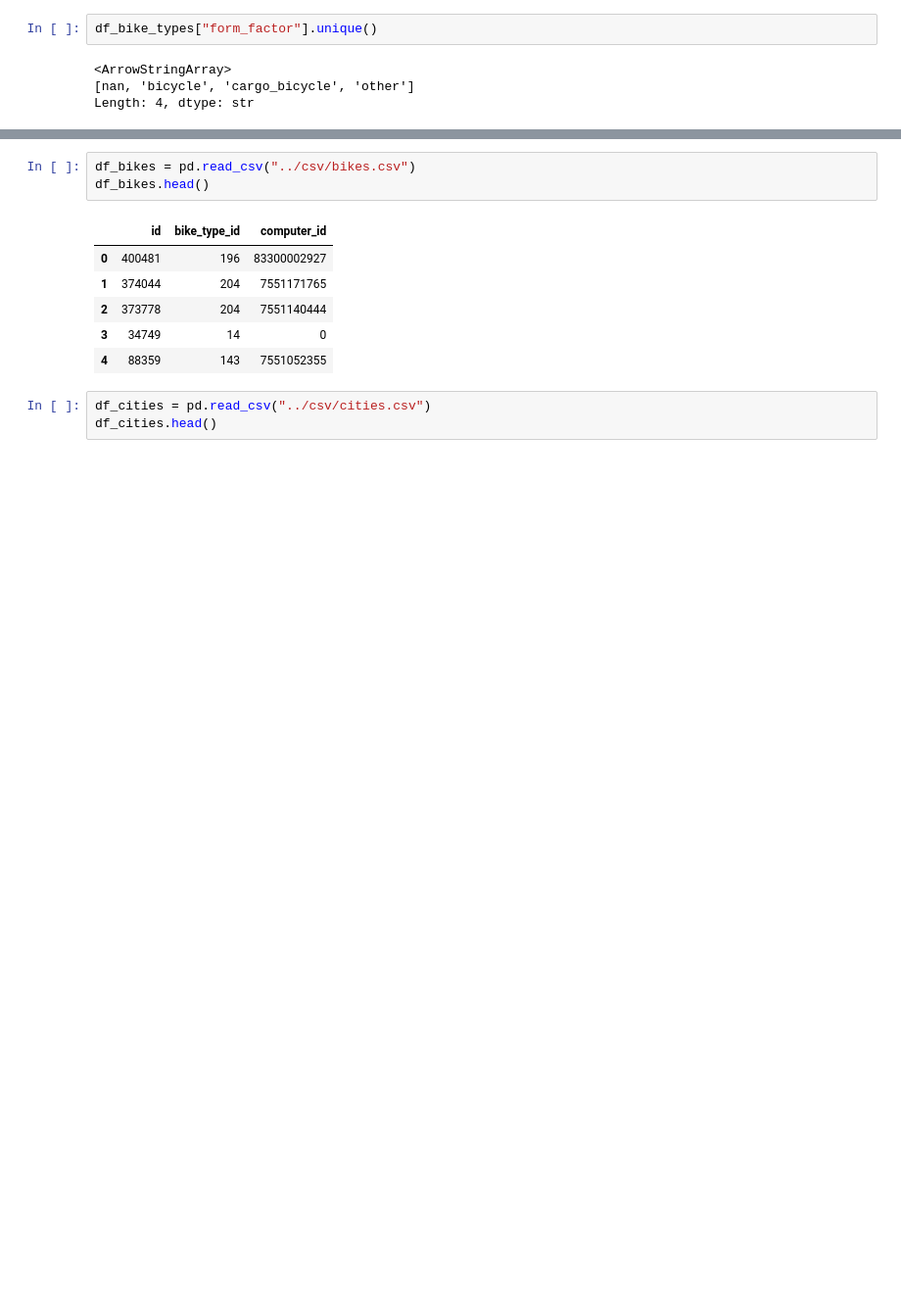
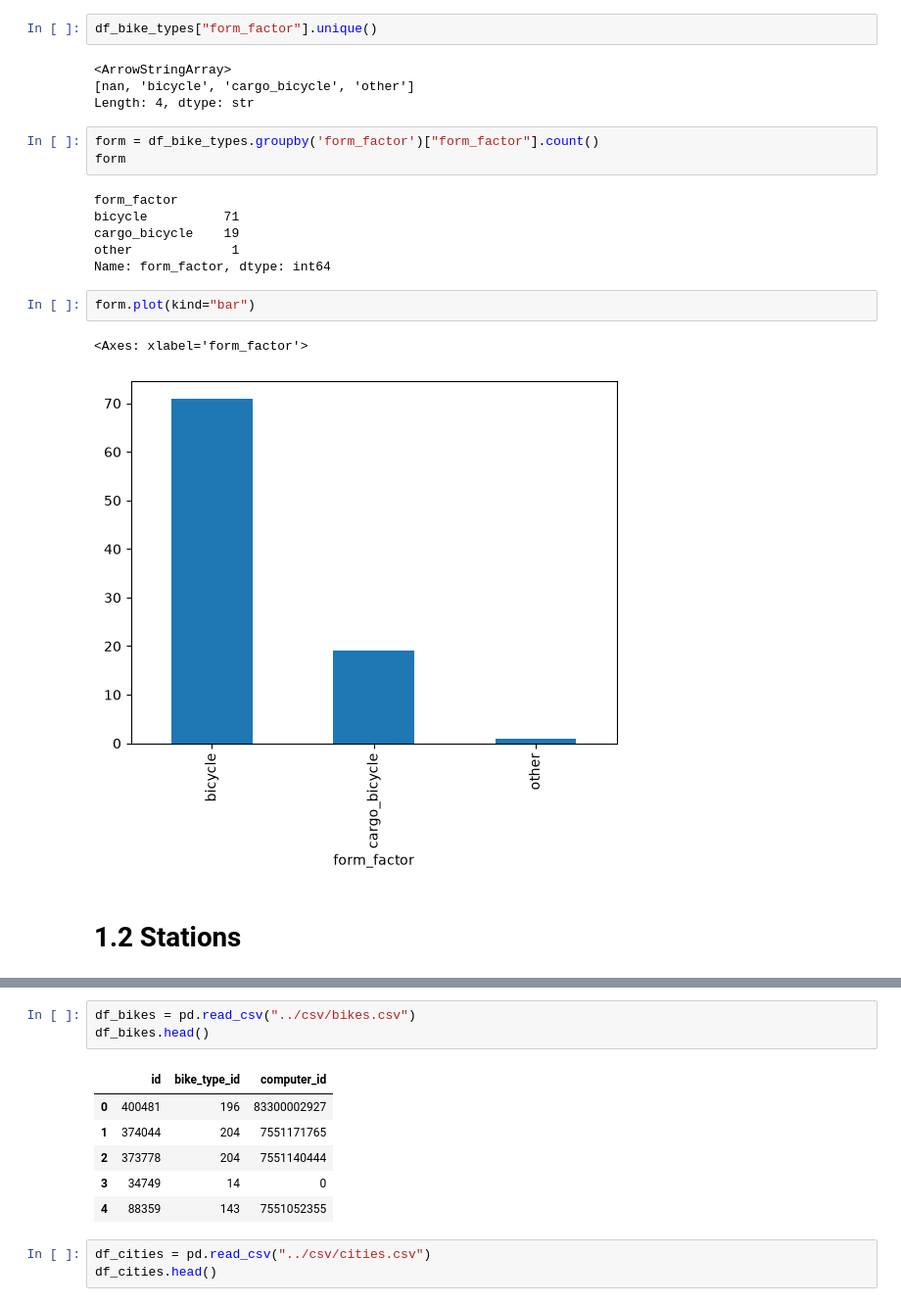
Before and after one commit to Memeel/ML_Challenge, a Jupyter notebook: notebook/challenge.ipynb, the cells around one changed output, grey strips where cells are left out. Shown at 98% size. Cells and saved outputs as stored; diff of their text form; blank space fills up the shorter version.

```diff
--- a/notebook/challenge.ipynb
+++ b/notebook/challenge.ipynb
@@ -69,3 +104,19 @@ df_bike_types["form_factor"].unique()
 <ArrowStringArray>
 [nan, 'bicycle', 'cargo_bicycle', 'other']
 Length: 4, dtype: str
+# %%
+form = df_bike_types.groupby('form_factor')["form_factor"].count()
+form
+# %% [output]
+form_factor
+bicycle          71
+cargo_bicycle    19
+other             1
+Name: form_factor, dtype: int64
+# %%
+form.plot(kind="bar")
+# %% [output]
+<Axes: xlabel='form_factor'>
+[figure, added]
+# %% [markdown]
+# 1.2 Stations
```
Also changed, not shown: parts of 11 cells of this notebook.
